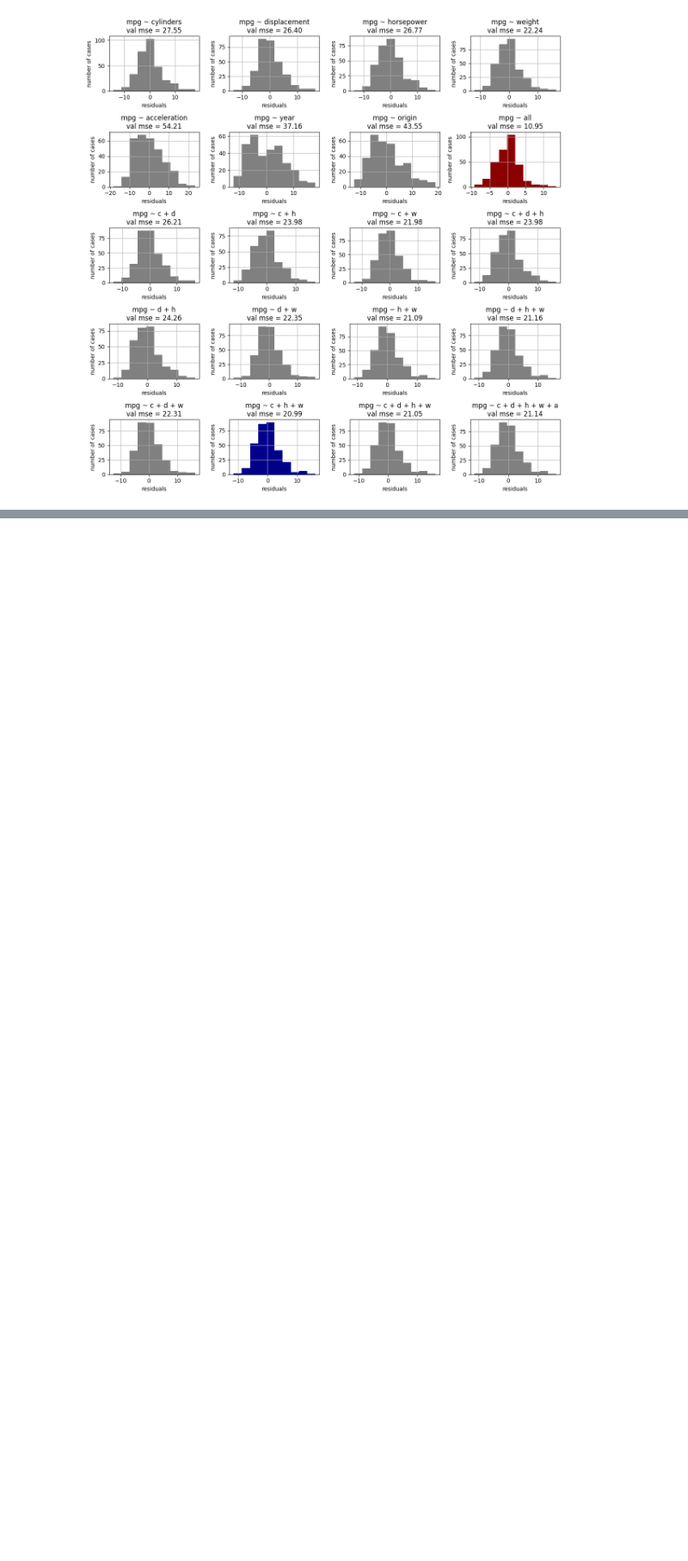
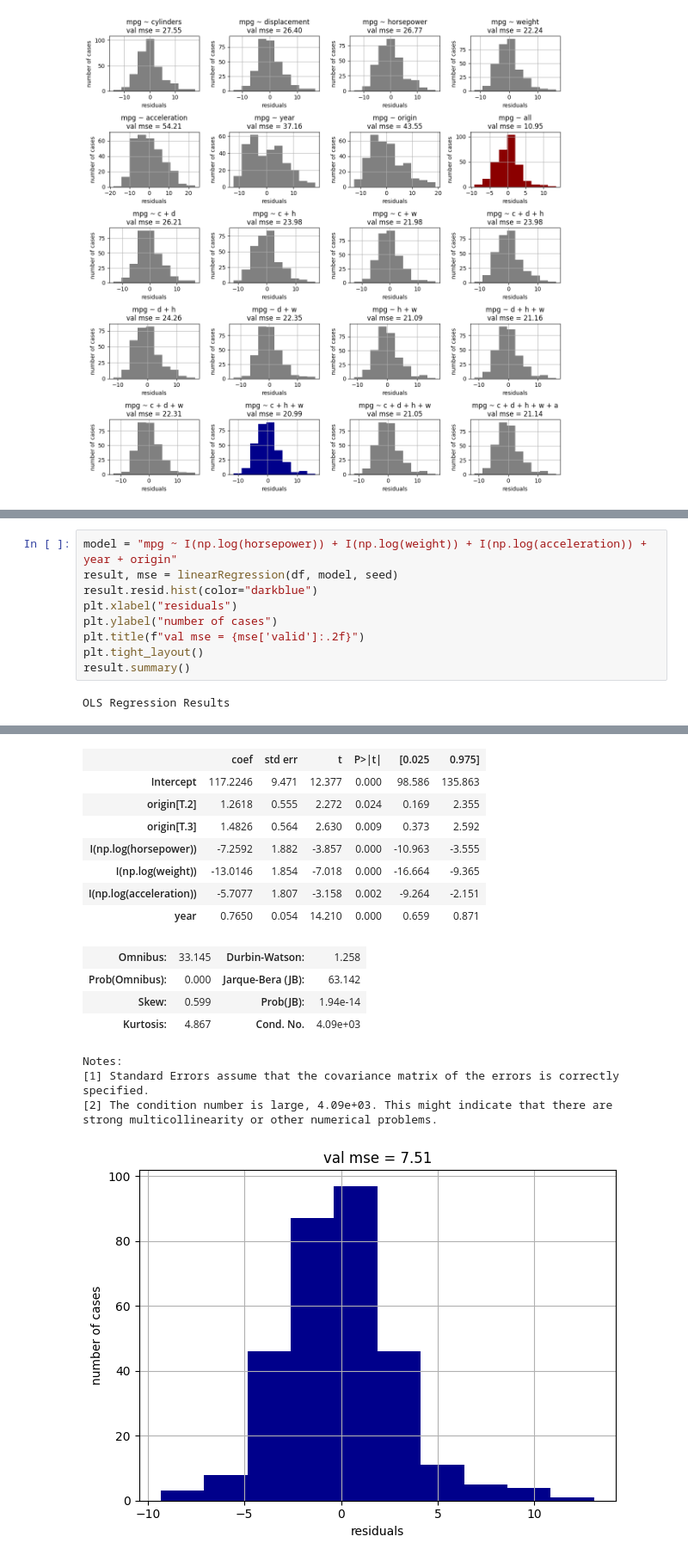
Before and after one commit to zalewski26/data-mining-2023, a Jupyter notebook: regression/auto_analysis.ipynb, the cells around one changed output, grey strips where cells are left out. Shown: that part at 86% size. Cells and saved outputs as stored; diff of their text form; blank space fills up the shorter version.

```diff
--- a/regression/auto_analysis.ipynb
+++ b/regression/auto_analysis.ipynb
@@ -204,0 +245,11 @@ for model in models:
+# %%
+model = "mpg ~ I(np.log(horsepower)) + I(np.log(weight)) + I(np.log(acceleration)) + year + origin"
+result, mse = linearRegression(df, model, seed)
+result.resid.hist(color="darkblue")
+plt.xlabel("residuals")
+plt.ylabel("number of cases")
+plt.title(f"val mse = {mse['valid']:.2f}")
+plt.tight_layout()
+result.summary()
+# %% [output]
+OLS Regression Results
@@ -204,0 +265,17 @@ for model in models:
+|  | coef | std err | t | P>|t| | [0.025 | 0.975] |
+| Intercept | 117.2246 | 9.471 | 12.377 | 0.000 | 98.586 | 135.863 |
+| origin[T.2] | 1.2618 | 0.555 | 2.272 | 0.024 | 0.169 | 2.355 |
+| origin[T.3] | 1.4826 | 0.564 | 2.630 | 0.009 | 0.373 | 2.592 |
+| I(np.log(horsepower)) | -7.2592 | 1.882 | -3.857 | 0.000 | -10.963 | -3.555 |
+| I(np.log(weight)) | -13.0146 | 1.854 | -7.018 | 0.000 | -16.664 | -9.365 |
+| I(np.log(acceleration)) | -5.7077 | 1.807 | -3.158 | 0.002 | -9.264 | -2.151 |
+| year | 0.7650 | 0.054 | 14.210 | 0.000 | 0.659 | 0.871 |
+| Omnibus: | 33.145 | Durbin-Watson: | 1.258 |
+| Prob(Omnibus): | 0.000 | Jarque-Bera (JB): | 63.142 |
+| Skew: | 0.599 | Prob(JB): | 1.94e-14 |
+| Kurtosis: | 4.867 | Cond. No. | 4.09e+03 |
+Notes:
+[1] Standard Errors assume that the covariance matrix of the errors is correctly specified.
+[2] The condition number is large, 4.09e+03. This might indicate that there are
+strong multicollinearity or other numerical problems.
+[figure, added]
```
Also changed, not shown: parts of 10 cells of this notebook, 2 other files.
